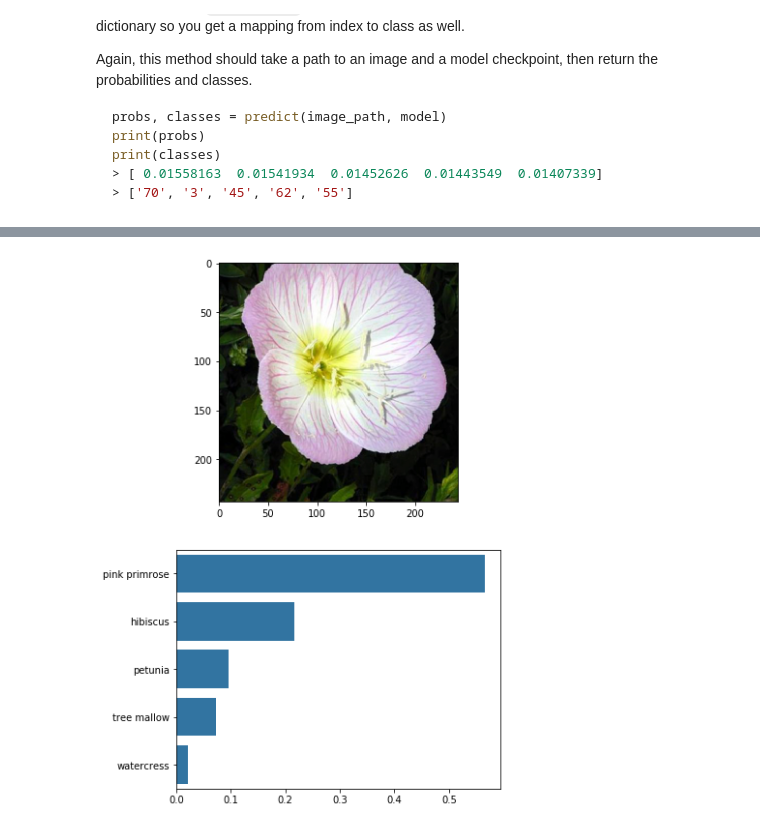
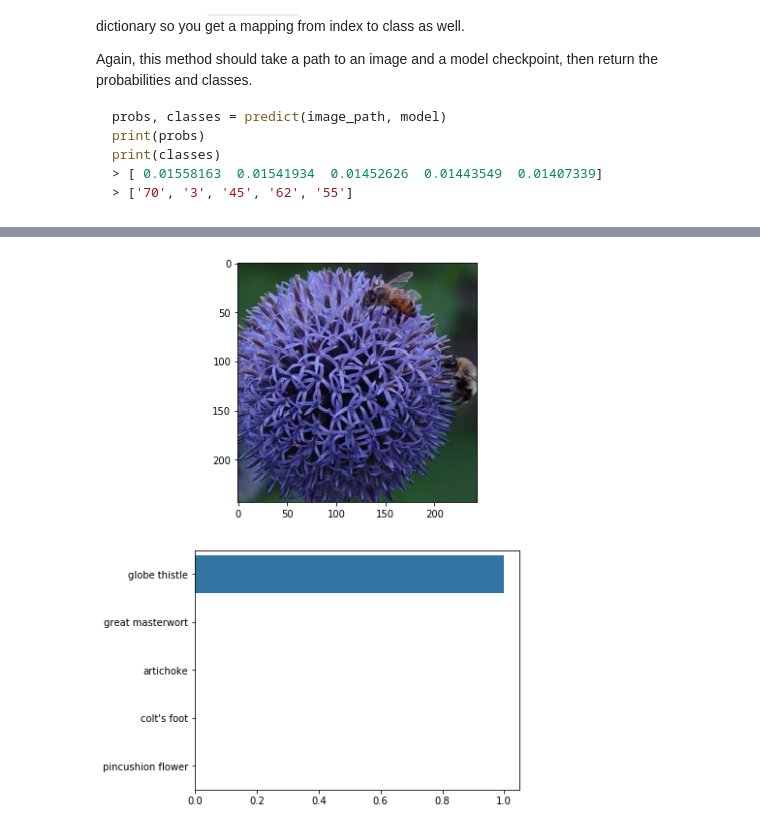
Before and after one commit to Ahmad-AlModhayan/Image_Classifier_AIPND, a Jupyter notebook: Image Classifier Project.ipynb, the cells around one changed output, grey strips where cells are left out. Drawn from its saved outputs; the diff is of its cells as text; code cells hidden in the pictures.

```diff
--- a/Image Classifier Project.ipynb
+++ b/Image Classifier Project.ipynb
@@ -309,15 +217,18 @@ Now that your network is trained, save the model so you can load it later for ma
 Remember that you'll want to completely rebuild the model later so you can use it for inference. Make sure to include any information you need in the checkpoint. If you want to load the model and keep training, you'll want to save the number of epochs as well as the optimizer state, `optimizer.state_dict`. You'll likely want to use this trained model in the next part of the project, so best to save it now.
 # %%
 # TODO: Save the checkpoint
-model.class_to_idx = image_datasets['train'].class_to_idx
-torch.save({'structure' :'alexnet',
-            'hidden_layer1':120,
-             'droupout':0.5,
-             'epochs':12,
-             'state_dict':model.state_dict(),
-             'class_to_idx':model.class_to_idx,
-             'optimizer_dict':optimizer.state_dict()},
-             'checkpoint.pth')
+def save_checkpoint(model):
+
+    model.class_to_idx = train_dataset.class_to_idx
+
+    checkpoint = {'arch': "vgg16",
+                  'class_to_idx': model.class_to_idx,
+                  'model_state_dict': model.state_dict()
+                 }
+
+    torch.save(checkpoint, 'checkpoint.pth')
+
+save_checkpoint(model)
 # %% [markdown]
 ## Loading the checkpoint
 
@@ -386,28 +309,30 @@ def process_image(image):
     left, top, right, bottom = center[0]-(244/2), center[1]-(244/2), center[0]+(244/2), center[1]+(244/2)
     img = img.crop((left, top, right, bottom))
 
-    numpy_img = np.array(img)/255
+    np_img = np.array(img)/255
 
     # Normalize each color channel
     mean = [0.485, 0.456, 0.406]
     std = [0.229, 0.224, 0.225]
-    numpy_img = (numpy_img-mean)/std
+    np_img = (np_img-mean)/std
 
     # Set the color to the first channel
-    numpy_img = numpy_img.transpose(2, 0, 1)
+    np_img = np_img.transpose(2, 0, 1)
 
-    return numpy_img
+    return np_img
 # %% [markdown]
 To check your work, the function below converts a PyTorch tensor and displays it in the notebook. If your `process_image` function works, running the output through this function should return the original image (except for the cropped out portions).
 # %%
 def imshow(image, ax=None, title=None):
-    #img for tensor
+    """Imshow for Tensor."""
     if ax is None:
         fig, ax = plt.subplots()
 
     # PyTorch tensors assume the color channel is the first dimension
     # but matplotlib assumes is the third dimension
+
     image = image.transpose((1, 2, 0))
+
     # Undo preprocessing
     mean = np.array([0.485, 0.456, 0.406])
     std = np.array([0.229, 0.224, 0.225])
@@ -419,7 +344,3 @@ def imshow(image, ax=None, title=None):
     ax.imshow(image)
 
     return ax
-
-imshow(process_image("flowers/test/9/image_06413.jpg"))
-imshow(process_image("flowers/test/37/image_03734.jpg"))
-imshow(process_image("flowers/test/10/image_07090.jpg"))
@@ -496,27 +412,28 @@ Now that you can use a trained model for predictions, check to make sure it make
 You can convert from the class integer encoding to actual flower names with the `cat_to_name.json` file (should have been loaded earlier in the notebook). To show a PyTorch tensor as an image, use the `imshow` function defined above.
 # %%
 # TODO: Display an image along with the top 5 classes
+import PIL
 # Define image path
-image_path = 'flowers/test/1/image_06743.jpg'
+image_path = "flowers/test/10/image_07090.jpg"
 
 # Set up plot
 plt.figure(figsize = (6,10))
 ax = plt.subplot(2,1,1)
 
 # Set up title
 flower_num = image_path.split('/')[2]
 title_ = cat_to_name[flower_num]
 
 # Plot flower
 img = process_image(image_path)
 imshow(img, ax, title = title_);
 
 # Make prediction
 probs, labs, flowers = predict(image_path, model)
 
 # Plot bar chart
 plt.subplot(2,1,2)
 sb.barplot(x=probs, y=flowers, color=sb.color_palette()[0]);
 plt.show()
 # %% [output]
-[figure, old version]
+[figure, new version]
```
Also changed, not shown: parts of 13 cells of this notebook, 1 other file.
